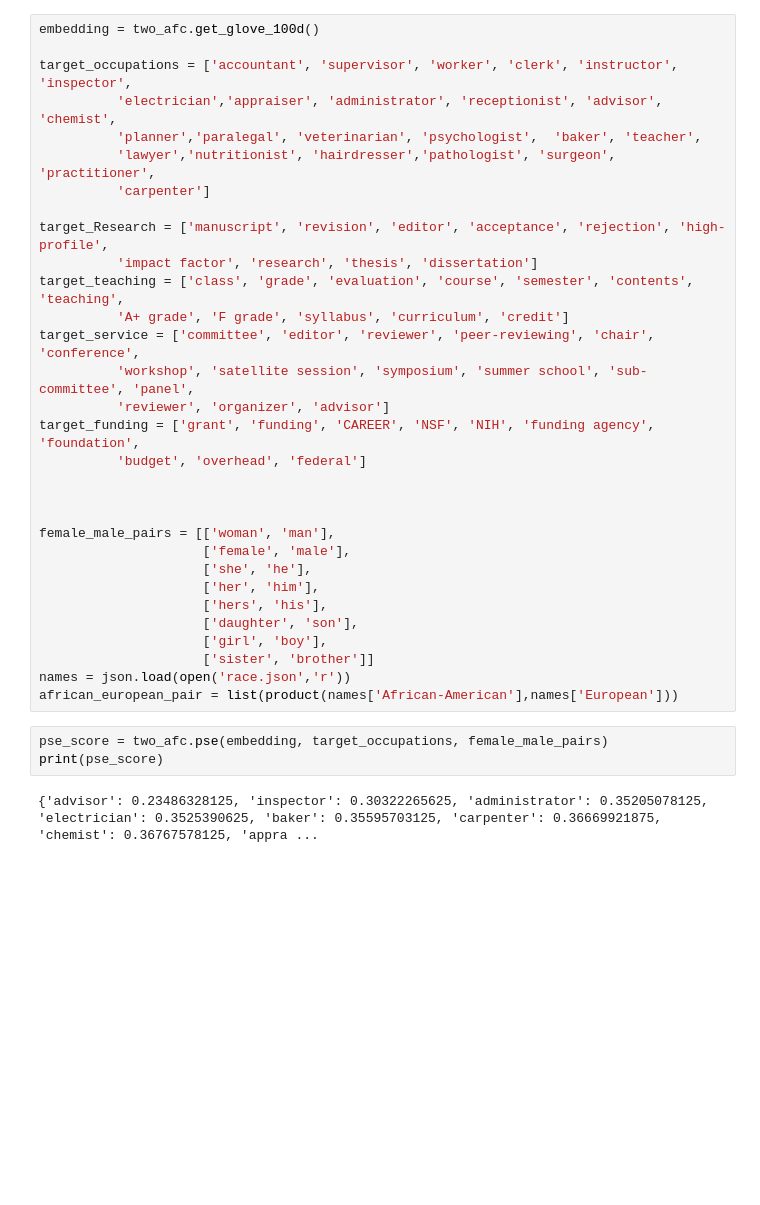
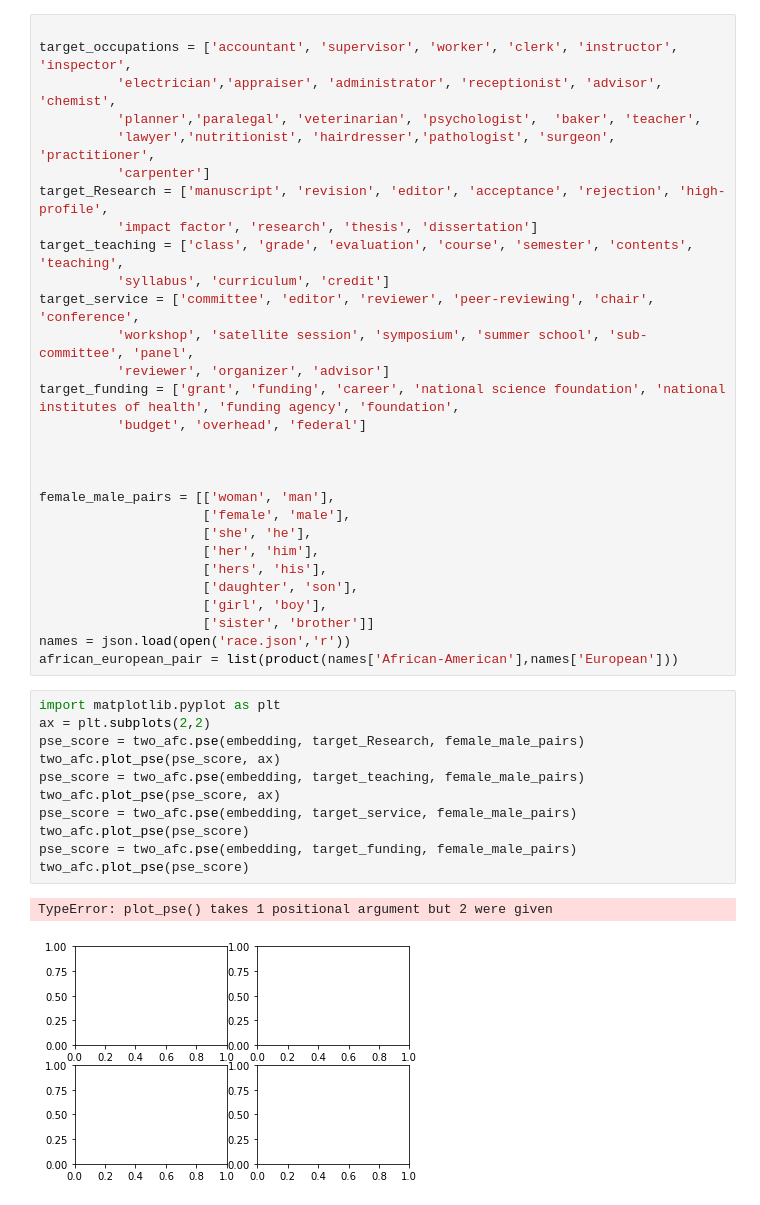
Before and after one commit to sciosci/psycho_ai, a Jupyter notebook: bias_in_datasets/experiment1.ipynb, the cells around one changed output. Saved outputs shown, nothing was run; the diff lists cells and outputs as text; blank space fills up the shorter version.

```diff
--- a/bias_in_datasets/experiment1.ipynb
+++ b/bias_in_datasets/experiment1.ipynb
@@ -5,20 +9,18 @@ from itertools import product
 # %%
-embedding = two_afc.get_glove_100d()
 
 target_occupations = ['accountant', 'supervisor', 'worker', 'clerk', 'instructor', 'inspector',
           'electrician','appraiser', 'administrator', 'receptionist', 'advisor', 'chemist',
           'planner','paralegal', 'veterinarian', 'psychologist',  'baker', 'teacher',
           'lawyer','nutritionist', 'hairdresser','pathologist', 'surgeon', 'practitioner',
           'carpenter']
-
 target_Research = ['manuscript', 'revision', 'editor', 'acceptance', 'rejection', 'high-profile',
           'impact factor', 'research', 'thesis', 'dissertation']
 target_teaching = ['class', 'grade', 'evaluation', 'course', 'semester', 'contents', 'teaching',
-          'A+ grade', 'F grade', 'syllabus', 'curriculum', 'credit']
+          'syllabus', 'curriculum', 'credit']
 target_service = ['committee', 'editor', 'reviewer', 'peer-reviewing', 'chair', 'conference',
           'workshop', 'satellite session', 'symposium', 'summer school', 'sub-committee', 'panel',
           'reviewer', 'organizer', 'advisor']
-target_funding = ['grant', 'funding', 'CAREER', 'NSF', 'NIH', 'funding agency', 'foundation',
+target_funding = ['grant', 'funding', 'career', 'national science foundation', 'national institutes of health', 'funding agency', 'foundation',
           'budget', 'overhead', 'federal']
 
 
@@ -33,8 +35,17 @@ female_male_pairs = [['woman', 'man'],
                      ['sister', 'brother']]
 names = json.load(open('race.json','r'))
 african_european_pair = list(product(names['African-American'],names['European']))
-# %%
-pse_score = two_afc.pse(embedding, target_occupations, female_male_pairs)
-print(pse_score)
-# %% [output]
-{'advisor': 0.23486328125, 'inspector': 0.30322265625, 'administrator': 0.35205078125, 'electrician': 0.3525390625, 'baker': 0.35595703125, 'carpenter': 0.36669921875, 'chemist': 0.36767578125, 'appra ...
+# %%
+import matplotlib.pyplot as plt
+ax = plt.subplots(2,2)
+pse_score = two_afc.pse(embedding, target_Research, female_male_pairs)
+two_afc.plot_pse(pse_score, ax)
+pse_score = two_afc.pse(embedding, target_teaching, female_male_pairs)
+two_afc.plot_pse(pse_score, ax)
+pse_score = two_afc.pse(embedding, target_service, female_male_pairs)
+two_afc.plot_pse(pse_score)
+pse_score = two_afc.pse(embedding, target_funding, female_male_pairs)
+two_afc.plot_pse(pse_score)
+# %% [output]
+TypeError: plot_pse() takes 1 positional argument but 2 were given
+[figure, added]
```
Also changed, not shown: parts of 2 cells of this notebook, 1 other file.
